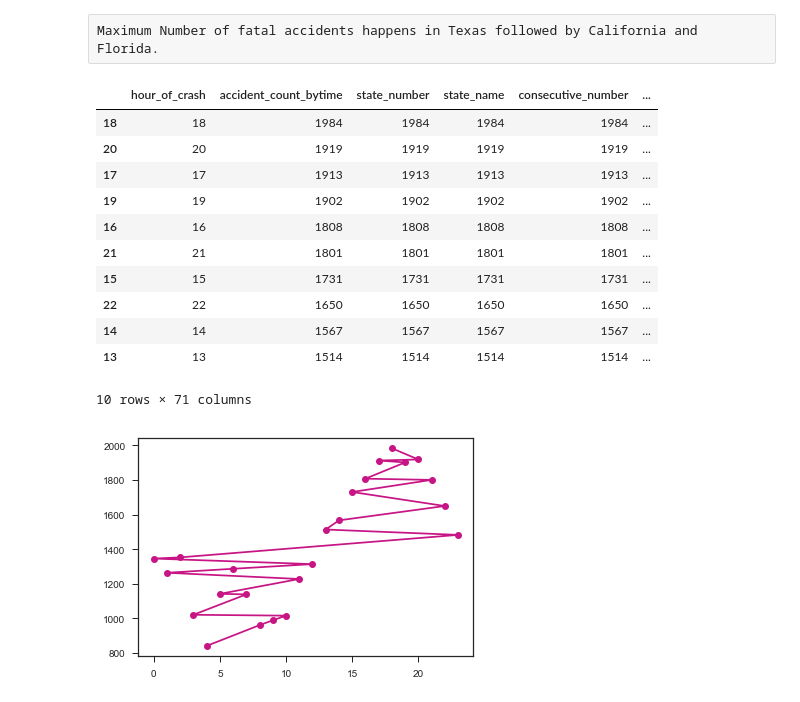
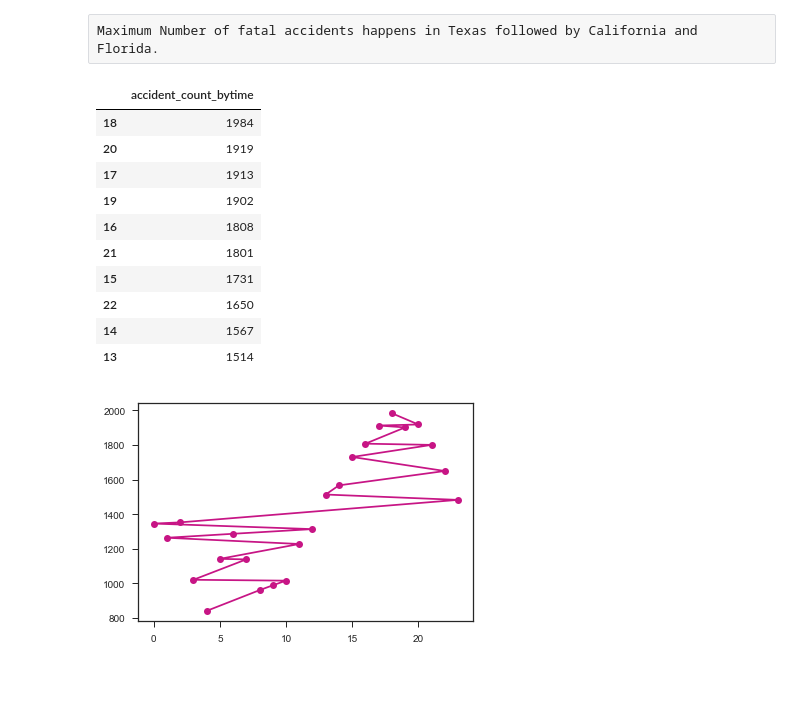
Before and after one commit to ecantu75/DataMining_Lab1, a Jupyter notebook: MSDS_7331_DataMining_Lab1.ipynb, the cells around one changed output. Cells and saved outputs as stored; diff of their text form; code cells hidden in the pictures.

```diff
--- a/MSDS_7331_DataMining_Lab1.ipynb
+++ b/MSDS_7331_DataMining_Lab1.ipynb
@@ -136,23 +147,23 @@ Maximum Number of fatal accidents happens in Texas followed by California and Fl
 # %%
 #Hour of accidents
 acci_count_bytime=Accident_df.groupby(['hour_of_crash']).count().reset_index()
 acci_count_bytime
 acci_count_bytime.rename(columns={'Unnamed: 0': 'accident_count_bytime'}, inplace=True)
 acci_count_bytime_sorted = acci_count_bytime.sort_values('accident_count_bytime',ascending=False)
+acci_count_bytime_sorted = acci_count_bytime_sorted.filter(['accident_count_bytime'], axis=1)
 acci_count_bytime_sorted.head(10)
 # %% [output]
-|  | hour_of_crash | accident_count_bytime | state_number | state_name | consecutive_number | ... |
-| 18 | 18 | 1984 | 1984 | 1984 | 1984 | ... |
-| 20 | 20 | 1919 | 1919 | 1919 | 1919 | ... |
-| 17 | 17 | 1913 | 1913 | 1913 | 1913 | ... |
-| 19 | 19 | 1902 | 1902 | 1902 | 1902 | ... |
-| 16 | 16 | 1808 | 1808 | 1808 | 1808 | ... |
-| 21 | 21 | 1801 | 1801 | 1801 | 1801 | ... |
-| 15 | 15 | 1731 | 1731 | 1731 | 1731 | ... |
-| 22 | 22 | 1650 | 1650 | 1650 | 1650 | ... |
-| 14 | 14 | 1567 | 1567 | 1567 | 1567 | ... |
-| 13 | 13 | 1514 | 1514 | 1514 | 1514 | ... |
+|  | accident_count_bytime |
+| 18 | 1984 |
+| 20 | 1919 |
+| 17 | 1913 |
+| 19 | 1902 |
+| 16 | 1808 |
+| 21 | 1801 |
+| 15 | 1731 |
+| 22 | 1650 |
+| 14 | 1567 |
+| 13 | 1514 |
-10 rows × 71 columns
 # %%
 #Hours of accidents
 acci_count_bytime_sorted = acci_count_bytime_sorted.loc[acci_count_bytime_sorted['hour_of_crash'] != 99]
```
Also changed, not shown: parts of 14 cells of this notebook.
